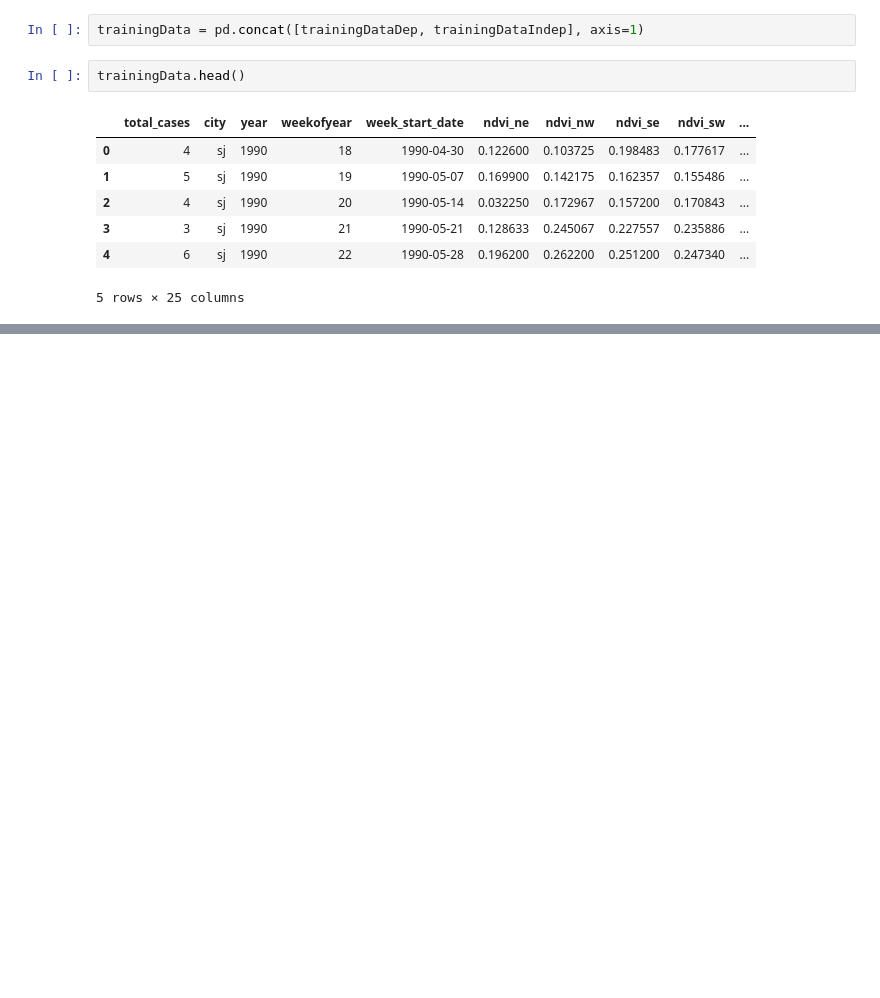
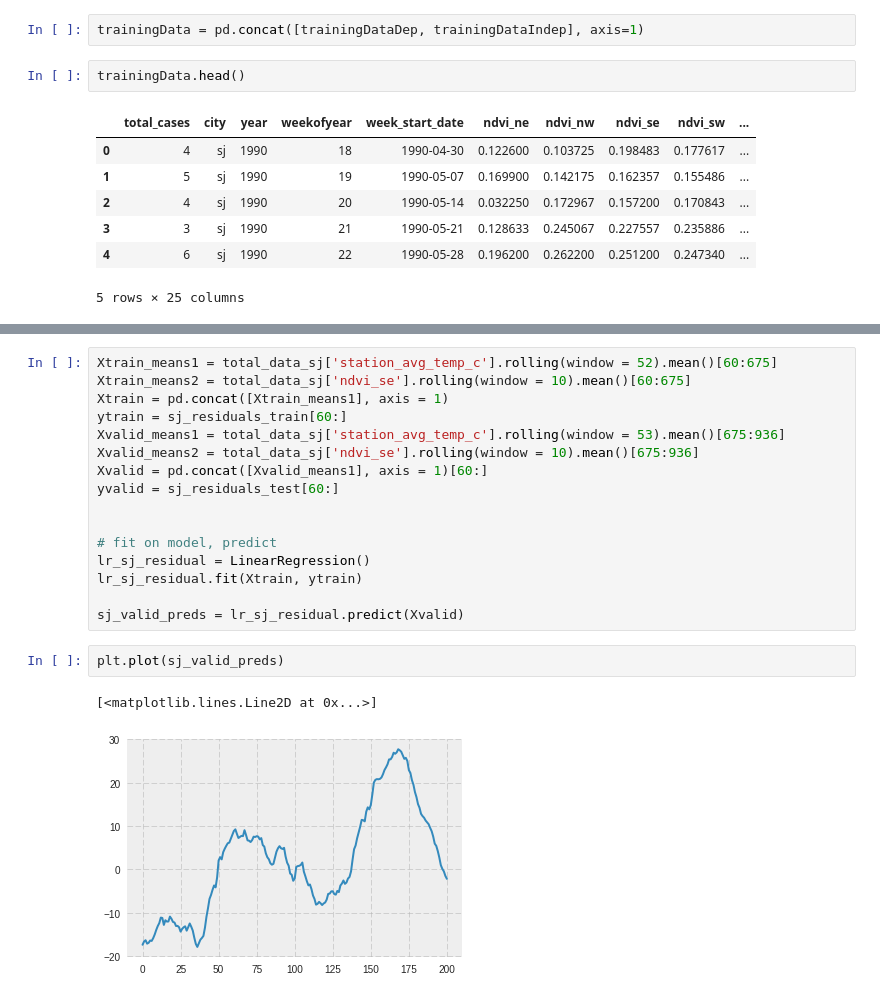
Before and after one commit to arunans23/DengAI-datadriven, a Jupyter notebook: DengiAIMlModel.ipynb, the cells around one changed output, grey strips where cells are left out. Drawn from its saved outputs; the diff is of its cells as text; blank space fills up the shorter version.

```diff
--- a/DengiAIMlModel.ipynb
+++ b/DengiAIMlModel.ipynb
@@ -57,0 +171,21 @@ trainingData.head()
+# %%
+Xtrain_means1 = total_data_sj['station_avg_temp_c'].rolling(window = 52).mean()[60:675]
+Xtrain_means2 = total_data_sj['ndvi_se'].rolling(window = 10).mean()[60:675]
+Xtrain = pd.concat([Xtrain_means1], axis = 1)
+ytrain = sj_residuals_train[60:]
+Xvalid_means1 = total_data_sj['station_avg_temp_c'].rolling(window = 53).mean()[675:936]
+Xvalid_means2 = total_data_sj['ndvi_se'].rolling(window = 10).mean()[675:936]
+Xvalid = pd.concat([Xvalid_means1], axis = 1)[60:]
+yvalid = sj_residuals_test[60:]
+
+
+# fit on model, predict
+lr_sj_residual = LinearRegression()
+lr_sj_residual.fit(Xtrain, ytrain)
+
+sj_valid_preds = lr_sj_residual.predict(Xvalid)
+# %%
+plt.plot(sj_valid_preds)
+# %% [output]
+[<matplotlib.lines.Line2D at 0x...>]
+[figure, added]
```
Also changed, not shown: parts of 38 cells of this notebook, 4 other files.
